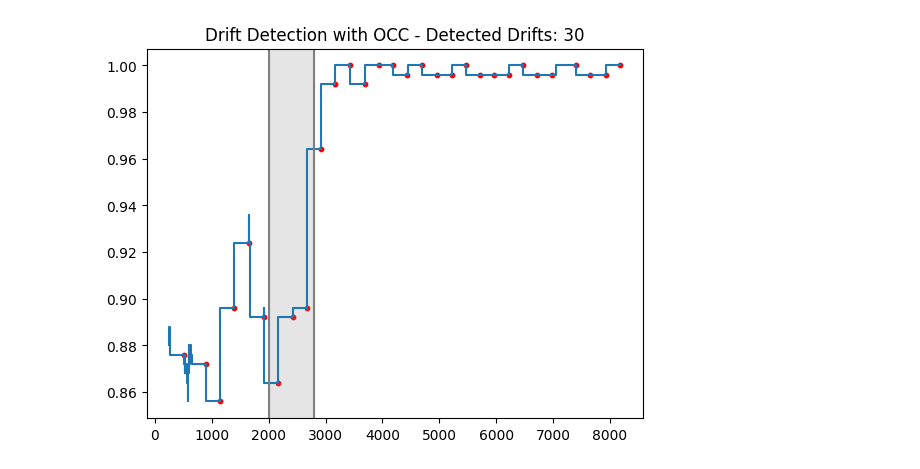
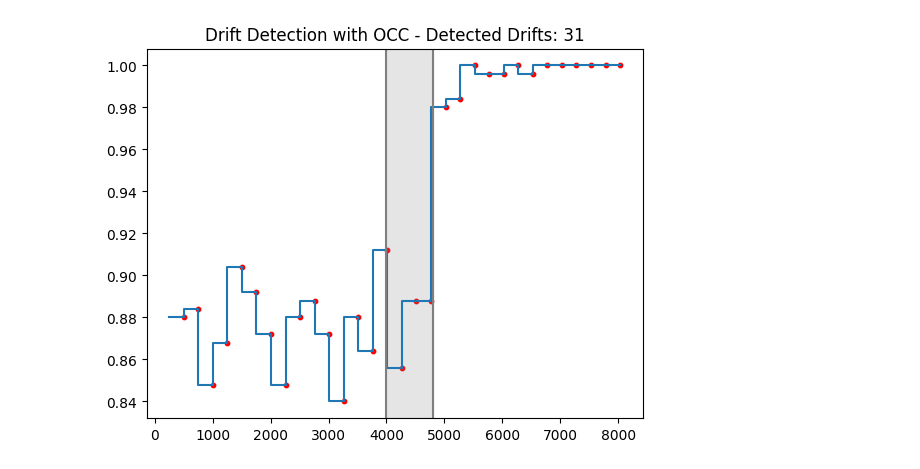
Before and after one commit to dariomalchiodi/occ-drift-detection, a Jupyter notebook: river.ipynb, the cells around one changed output. Saved outputs shown, nothing was run; the diff lists cells and outputs as text; code cells hidden in the pictures.

```diff
--- a/river.ipynb
+++ b/river.ipynb
@@ -249,7 +281,10 @@ def experiment(n, f, nu, gamma, max_t, stream):
         #check for drift using OCC
         outlier = occ.predict(np.array([curr_x]))[0]
         outlier_window.append(outlier==-1)
-        if threshold_drift_detector(f, outlier_window):
+
+        # d = ThresholdDriftDetector(f)
+        d = ZTestDriftDetector(0.1, outlier_window)
+        if d.detect(outlier_window):
             accumulate_examples(stream, n, x_window, y_window, keep_fraction=0.1)
             t += n
             a = window_accuracy(model, x_window, y_window)
@@ -271,39 +306,39 @@ def experiment(n, f, nu, gamma, max_t, stream):
         else:
             accuracy.append((t, window_accuracy(model, x_window, y_window)))
 
         if t > max_t:
             break
     return accuracy, detected_drifts
 
 n = 250 # window size
 f = 0.1 # outlier fraction threshold
 nu = 0.1 # OCC parameter
 gamma = 0.5 # OCC parameter
 max_t = 8_000 # max number of examples to process
 
 g1 = GaussianMixture(mu=[[0, 0], [1, 1]], sigma=[[1, 1], [0.2, 0.2]],
                      class_=[0, 1], p=[0.5, 0.5], n=8_000, seed=42)
-g2 = GaussianMixture(mu=[[0, 0], [3, 3]], sigma=[[1, 1], [0.3, 0.3]],
+g2 = GaussianMixture(mu=[[0, 0], [3, 3]], sigma=[[1, 1], [0.2, 0.2]],
                      class_=[0, 1], p=[0.5, 0.5], n=8_000, seed=42)
 
-stream = DriftingMixtureStream(mixtures=[g1, g2], drift_points=[(2_000, 2_800)])
+stream = DriftingMixtureStream(mixtures=[g1, g2], drift_points=[(4_000, 4_800)])
 
 accuracy, detected_drifts = experiment(n, f, nu, gamma, max_t, stream)
 
 num_drifts =len(detected_drifts)
 
 fix, ax = plt.subplots()
 u, v = zip(*accuracy)
 ax.step(u, v)
 u, v = zip(*detected_drifts)
 ax.scatter(u, v, color='red', label='Detected Drifts', s=10)
-ax.axvspan(2_000, 2_800, color='gray', alpha=0.2)
-ax.axvline(2_000, color='gray', linewidth=1.5, alpha=1.0)
-ax.axvline(2_800, color='gray', linewidth=1.5, alpha=1.0)
+ax.axvspan(4_000, 4_800, color='gray', alpha=0.2)
+ax.axvline(4_000, color='gray', linewidth=1.5, alpha=1.0)
+ax.axvline(4_800, color='gray', linewidth=1.5, alpha=1.0)
 ax.set_title(f'Drift Detection with OCC - Detected Drifts: {num_drifts}')
 plt.show()
 # %% [output]
-[figure, old version]
+[figure, new version]
 # %%
 fix, ax = plt.subplots()
 
```
Also changed, not shown: parts of 4 cells of this notebook, 2 other files.
